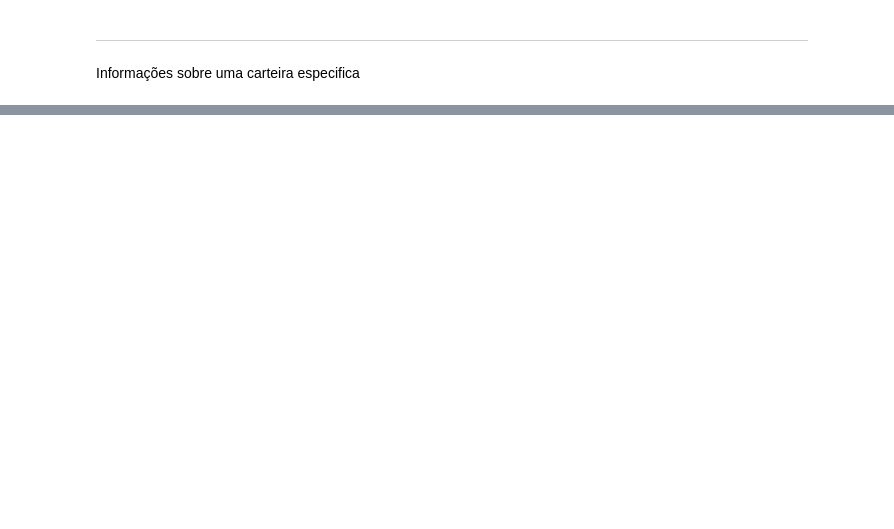
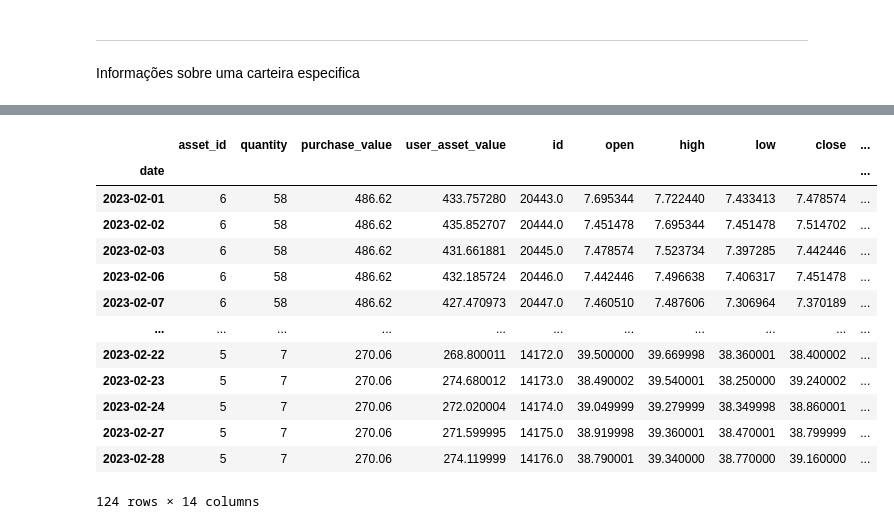
Before and after one commit to GuilhermeBranddao/investment_analyzer_api, a Jupyter notebook: portfolio_user.ipynb, the cells around one changed output, grey strips where cells are left out. Cells and saved outputs as stored; diff of their text form; code cells hidden in the pictures; blank space fills up the shorter version.

```diff
--- a/portfolio_user.ipynb
+++ b/portfolio_user.ipynb
@@ -114,7 +465,6 @@ Informações sobre uma carteira especifica
 # %%
-response = requests.get(f"{API_URL}/portfolio/transaction/{my_portfolios[0]['id']}")
+response = requests.get(f"{API_URL}/portfolio/history/{my_portfolios[0]['id']}")
+portfolio_history = response.json()
 
-
-response = requests.get(f"{API_URL}/portfolio/transaction/history/{my_portfolios[0]['id']}")
-
-response.json()
+#response = requests.get(f"{API_URL}/portfolio/transaction/history/{my_portfolios[0]['id']}")
+#transaction_history = response.json():
@@ -169,0 +845,19 @@ KeyError: 'patrimony'
+# %%
+month = df_portfolio_history[(df_portfolio_history['year']==2023) & (df_portfolio_history['month']==2)]
+
+month
+# %% [output]
+|  | asset_id | quantity | purchase_value | user_asset_value | id | open | high | low | close | ... |
+| date |  |  |  |  |  |  |  |  |  | ... |
+| 2023-02-01 | 6 | 58 | 486.62 | 433.757280 | 20443.0 | 7.695344 | 7.722440 | 7.433413 | 7.478574 | ... |
+| 2023-02-02 | 6 | 58 | 486.62 | 435.852707 | 20444.0 | 7.451478 | 7.695344 | 7.451478 | 7.514702 | ... |
+| 2023-02-03 | 6 | 58 | 486.62 | 431.661881 | 20445.0 | 7.478574 | 7.523734 | 7.397285 | 7.442446 | ... |
+| 2023-02-06 | 6 | 58 | 486.62 | 432.185724 | 20446.0 | 7.442446 | 7.496638 | 7.406317 | 7.451478 | ... |
+| 2023-02-07 | 6 | 58 | 486.62 | 427.470973 | 20447.0 | 7.460510 | 7.487606 | 7.306964 | 7.370189 | ... |
+| ... | ... | ... | ... | ... | ... | ... | ... | ... | ... | ... |
+| 2023-02-22 | 5 | 7 | 270.06 | 268.800011 | 14172.0 | 39.500000 | 39.669998 | 38.360001 | 38.400002 | ... |
+| 2023-02-23 | 5 | 7 | 270.06 | 274.680012 | 14173.0 | 38.490002 | 39.540001 | 38.250000 | 39.240002 | ... |
+| 2023-02-24 | 5 | 7 | 270.06 | 272.020004 | 14174.0 | 39.049999 | 39.279999 | 38.349998 | 38.860001 | ... |
+| 2023-02-27 | 5 | 7 | 270.06 | 271.599995 | 14175.0 | 38.919998 | 39.360001 | 38.470001 | 38.799999 | ... |
+| 2023-02-28 | 5 | 7 | 270.06 | 274.119999 | 14176.0 | 38.790001 | 39.340000 | 38.770000 | 39.160000 | ... |
+124 rows × 14 columns
```
Also changed, not shown: parts of 43 cells of this notebook, 12 other files.
